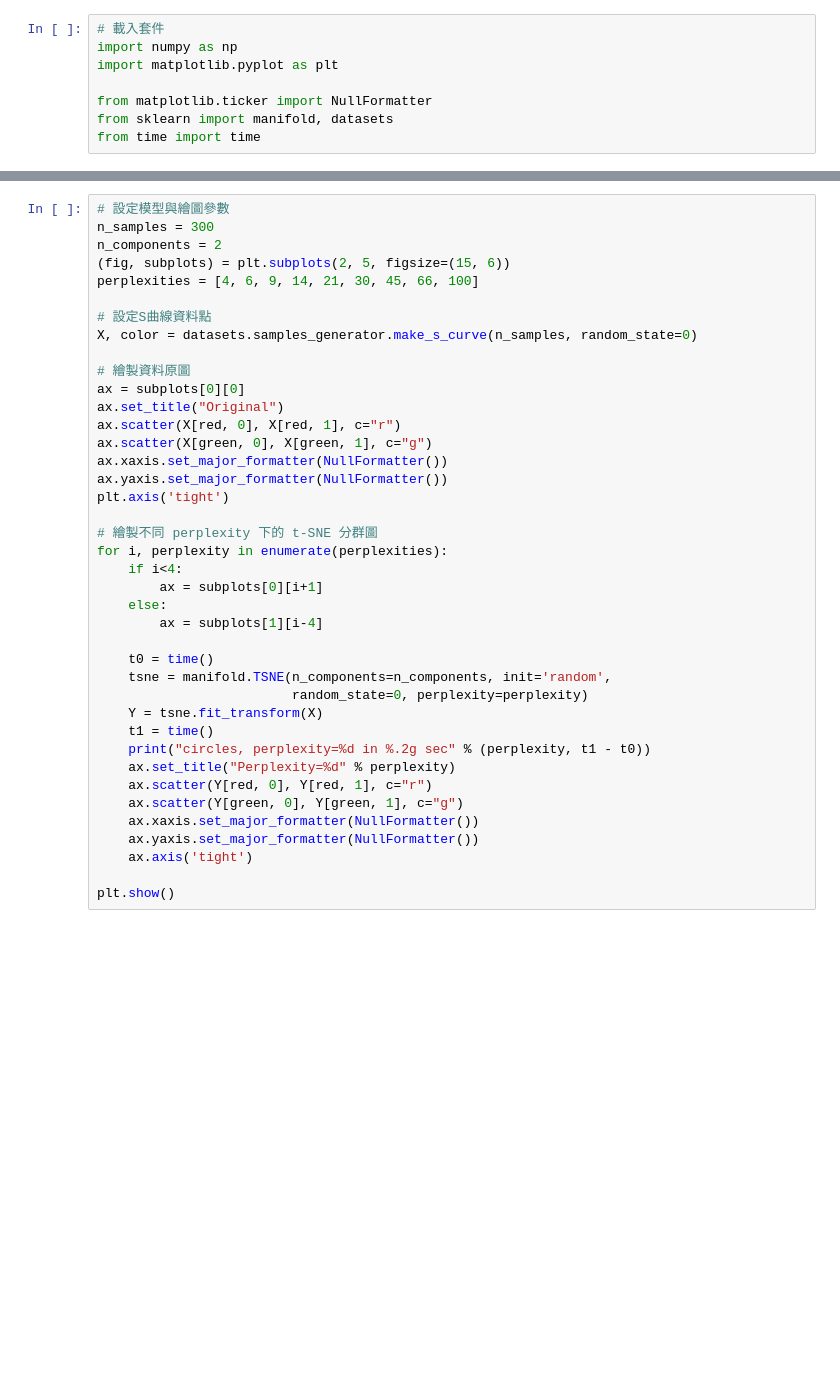
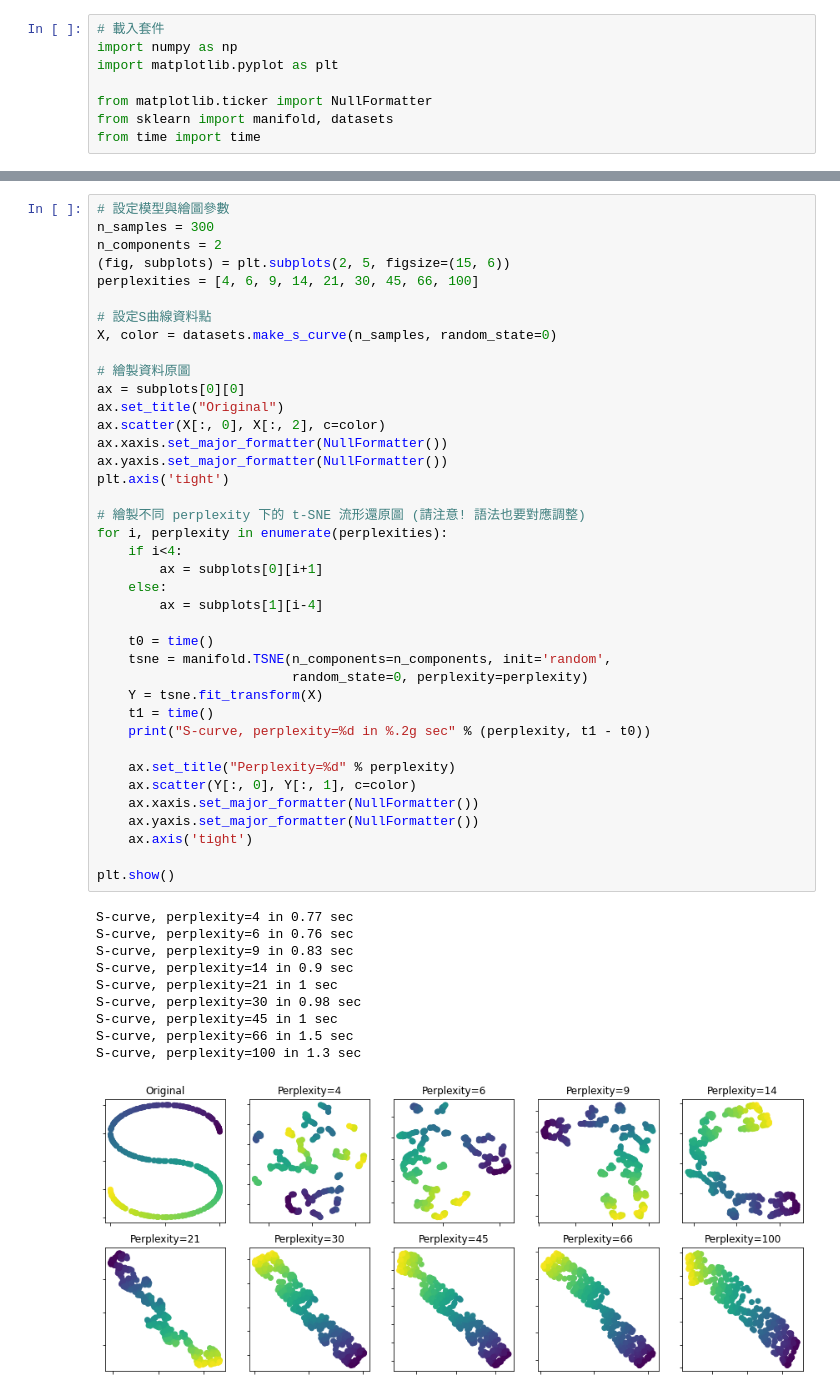
Before and after one commit to z6wdc/ML100Days, a Jupyter notebook: homework/062/Day_062_tsne_HW.ipynb, the cells around one changed output, grey strips where cells are left out. Drawn from its saved outputs; the diff is of its cells as text; blank space fills up the shorter version.

```diff
--- a/homework/062/Day_062_tsne_HW.ipynb
+++ b/homework/062/Day_062_tsne_HW.ipynb
@@ -24,37 +29,47 @@ n_samples = 300
 n_components = 2
 (fig, subplots) = plt.subplots(2, 5, figsize=(15, 6))
 perplexities = [4, 6, 9, 14, 21, 30, 45, 66, 100]
 
 # 設定S曲線資料點
-X, color = datasets.samples_generator.make_s_curve(n_samples, random_state=0)
+X, color = datasets.make_s_curve(n_samples, random_state=0)
 
 # 繪製資料原圖
 ax = subplots[0][0]
 ax.set_title("Original")
-ax.scatter(X[red, 0], X[red, 1], c="r")
-ax.scatter(X[green, 0], X[green, 1], c="g")
+ax.scatter(X[:, 0], X[:, 2], c=color)
 ax.xaxis.set_major_formatter(NullFormatter())
 ax.yaxis.set_major_formatter(NullFormatter())
 plt.axis('tight')
 
-# 繪製不同 perplexity 下的 t-SNE 分群圖
+# 繪製不同 perplexity 下的 t-SNE 流形還原圖 (請注意! 語法也要對應調整)
 for i, perplexity in enumerate(perplexities):
     if i<4:
         ax = subplots[0][i+1]
     else:
         ax = subplots[1][i-4]
 
     t0 = time()
     tsne = manifold.TSNE(n_components=n_components, init='random',
                          random_state=0, perplexity=perplexity)
     Y = tsne.fit_transform(X)
     t1 = time()
-    print("circles, perplexity=%d in %.2g sec" % (perplexity, t1 - t0))
+    print("S-curve, perplexity=%d in %.2g sec" % (perplexity, t1 - t0))
+
     ax.set_title("Perplexity=%d" % perplexity)
-    ax.scatter(Y[red, 0], Y[red, 1], c="r")
-    ax.scatter(Y[green, 0], Y[green, 1], c="g")
+    ax.scatter(Y[:, 0], Y[:, 1], c=color)
     ax.xaxis.set_major_formatter(NullFormatter())
     ax.yaxis.set_major_formatter(NullFormatter())
     ax.axis('tight')
 
 plt.show()
+# %% [output]
+S-curve, perplexity=4 in 0.77 sec
+S-curve, perplexity=6 in 0.76 sec
+S-curve, perplexity=9 in 0.83 sec
+S-curve, perplexity=14 in 0.9 sec
+S-curve, perplexity=21 in 1 sec
+S-curve, perplexity=30 in 0.98 sec
+S-curve, perplexity=45 in 1 sec
+S-curve, perplexity=66 in 1.5 sec
+S-curve, perplexity=100 in 1.3 sec
+[figure, added]
```
Also changed, not shown: parts of 2 cells of this notebook.
